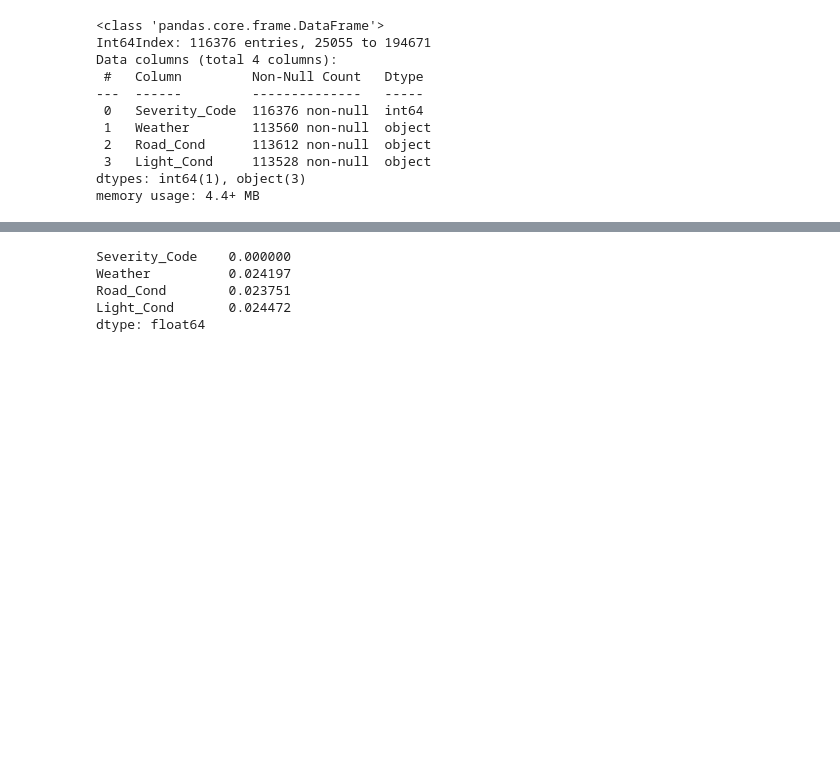
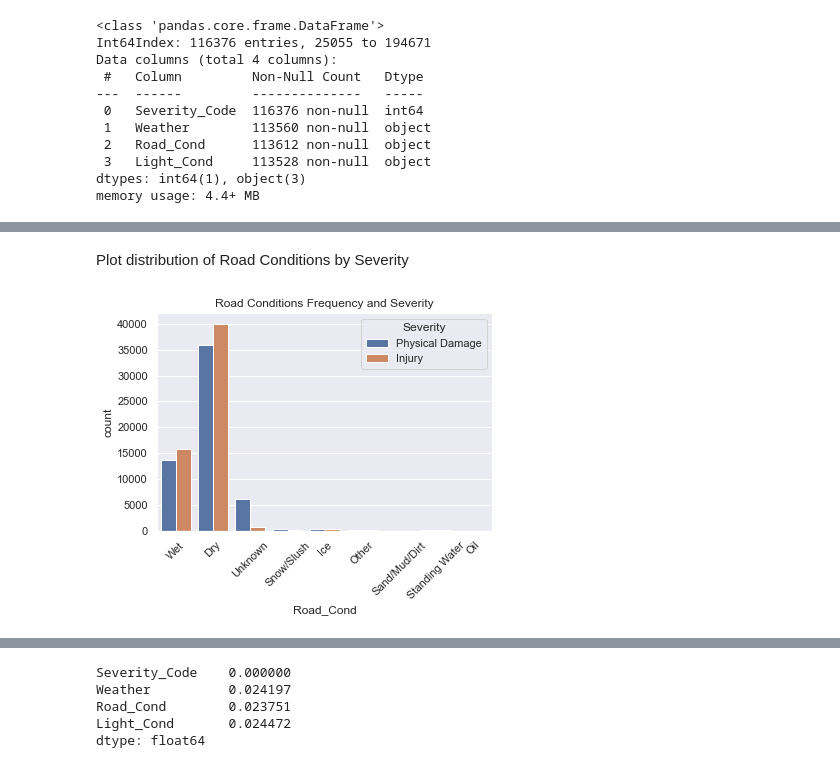
Before and after one commit to AriellaGoldman/Coursera_Capstone, a Jupyter notebook: capstone.ipynb, the cells around one changed output, grey strips where cells are left out. Drawn from its saved outputs; the diff is of its cells as text; code cells hidden in the pictures; blank space fills up the shorter version.

```diff
--- a/capstone.ipynb
+++ b/capstone.ipynb
@@ -737,0 +796,10 @@ memory usage: 4.4+ MB
+# %% [markdown]
+Plot distribution of Road Conditions by Severity
+# %%
+g = sns.countplot(data=Features,x='Road_Cond',hue='Severity_Code')
+plt.legend(title='Severity', loc='upper right', labels=['Physical Damage', 'Injury'])
+g.set_xticklabels(g.get_xticklabels(), rotation=45)
+plt.title("Road Conditions Frequency and Severity")
+plt.show(g)
+# %% [output]
+[figure, added]
```
Also changed, not shown: parts of 26 cells of this notebook, 5 other files.
